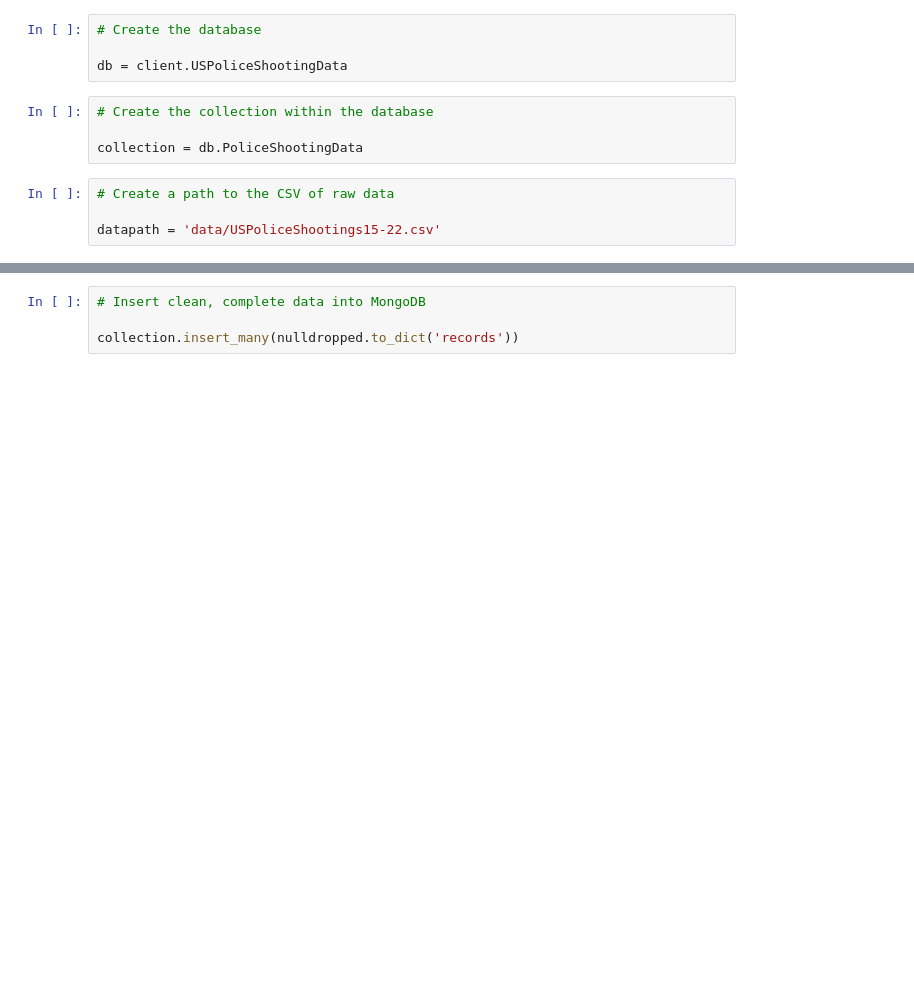
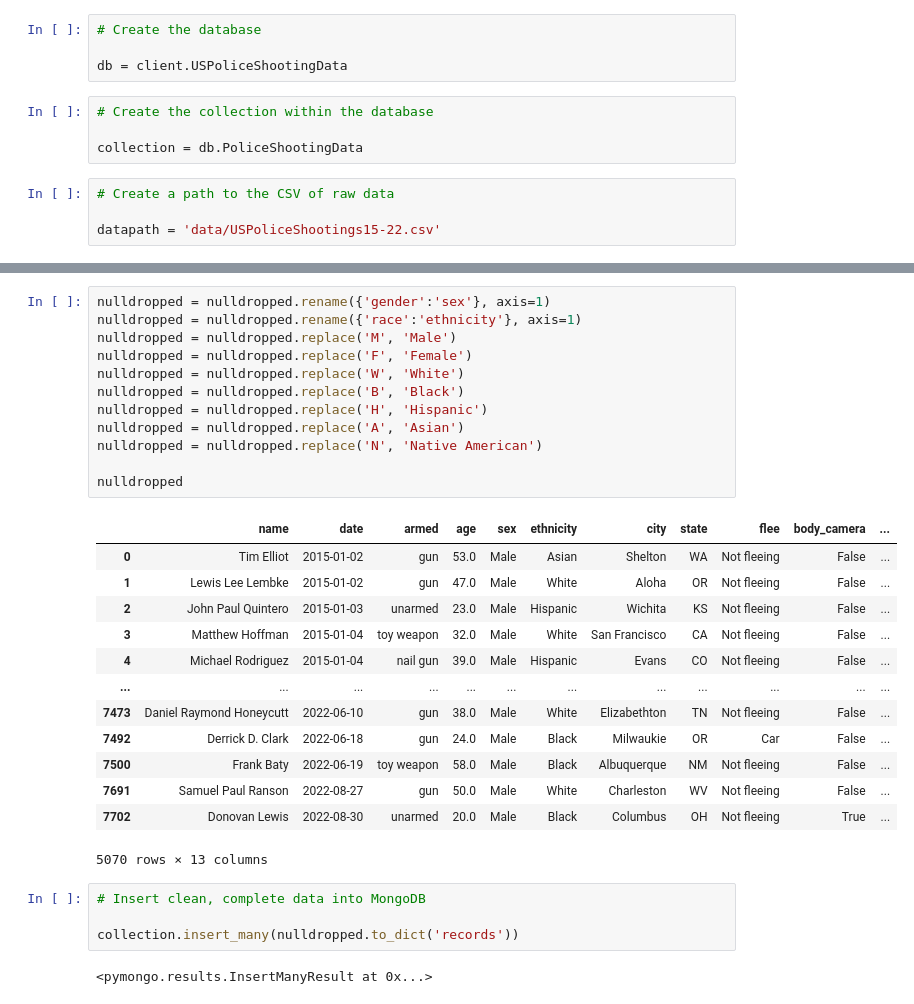
Before and after one commit to d0rtilla/PoliceShootingVisualization, a Jupyter notebook: exploration.ipynb, the cells around one changed output, grey strips where cells are left out. Cells and saved outputs as stored; diff of their text form; blank space fills up the shorter version.

Commit message:
renamed gender and race columns, changed one letter descriptors in columns to their full words

```diff
--- a/exploration.ipynb
+++ b/exploration.ipynb
@@ -45,4 +80,32 @@ nulldropped
+# %%
+nulldropped = nulldropped.rename({'gender':'sex'}, axis=1)
+nulldropped = nulldropped.rename({'race':'ethnicity'}, axis=1)
+nulldropped = nulldropped.replace('M', 'Male')
+nulldropped = nulldropped.replace('F', 'Female')
+nulldropped = nulldropped.replace('W', 'White')
+nulldropped = nulldropped.replace('B', 'Black')
+nulldropped = nulldropped.replace('H', 'Hispanic')
+nulldropped = nulldropped.replace('A', 'Asian')
+nulldropped = nulldropped.replace('N', 'Native American')
+
+nulldropped
+# %% [output]
+|  | name | date | armed | age | sex | ethnicity | city | state | flee | body_camera | ... |
+| 0 | Tim Elliot | 2015-01-02 | gun | 53.0 | Male | Asian | Shelton | WA | Not fleeing | False | ... |
+| 1 | Lewis Lee Lembke | 2015-01-02 | gun | 47.0 | Male | White | Aloha | OR | Not fleeing | False | ... |
+| 2 | John Paul Quintero | 2015-01-03 | unarmed | 23.0 | Male | Hispanic | Wichita | KS | Not fleeing | False | ... |
+| 3 | Matthew Hoffman | 2015-01-04 | toy weapon | 32.0 | Male | White | San Francisco | CA | Not fleeing | False | ... |
+| 4 | Michael Rodriguez | 2015-01-04 | nail gun | 39.0 | Male | Hispanic | Evans | CO | Not fleeing | False | ... |
+| ... | ... | ... | ... | ... | ... | ... | ... | ... | ... | ... | ... |
+| 7473 | Daniel Raymond Honeycutt | 2022-06-10 | gun | 38.0 | Male | White | Elizabethton | TN | Not fleeing | False | ... |
+| 7492 | Derrick D. Clark | 2022-06-18 | gun | 24.0 | Male | Black | Milwaukie | OR | Car | False | ... |
+| 7500 | Frank Baty | 2022-06-19 | toy weapon | 58.0 | Male | Black | Albuquerque | NM | Not fleeing | False | ... |
+| 7691 | Samuel Paul Ranson | 2022-08-27 | gun | 50.0 | Male | White | Charleston | WV | Not fleeing | False | ... |
+| 7702 | Donovan Lewis | 2022-08-30 | unarmed | 20.0 | Male | Black | Columbus | OH | Not fleeing | True | ... |
+5070 rows × 13 columns
 # %%
 # Insert clean, complete data into MongoDB
 
 collection.insert_many(nulldropped.to_dict('records'))
+# %% [output]
+<pymongo.results.InsertManyResult at 0x...>
```
Also changed, not shown: parts of 3 cells of this notebook.
